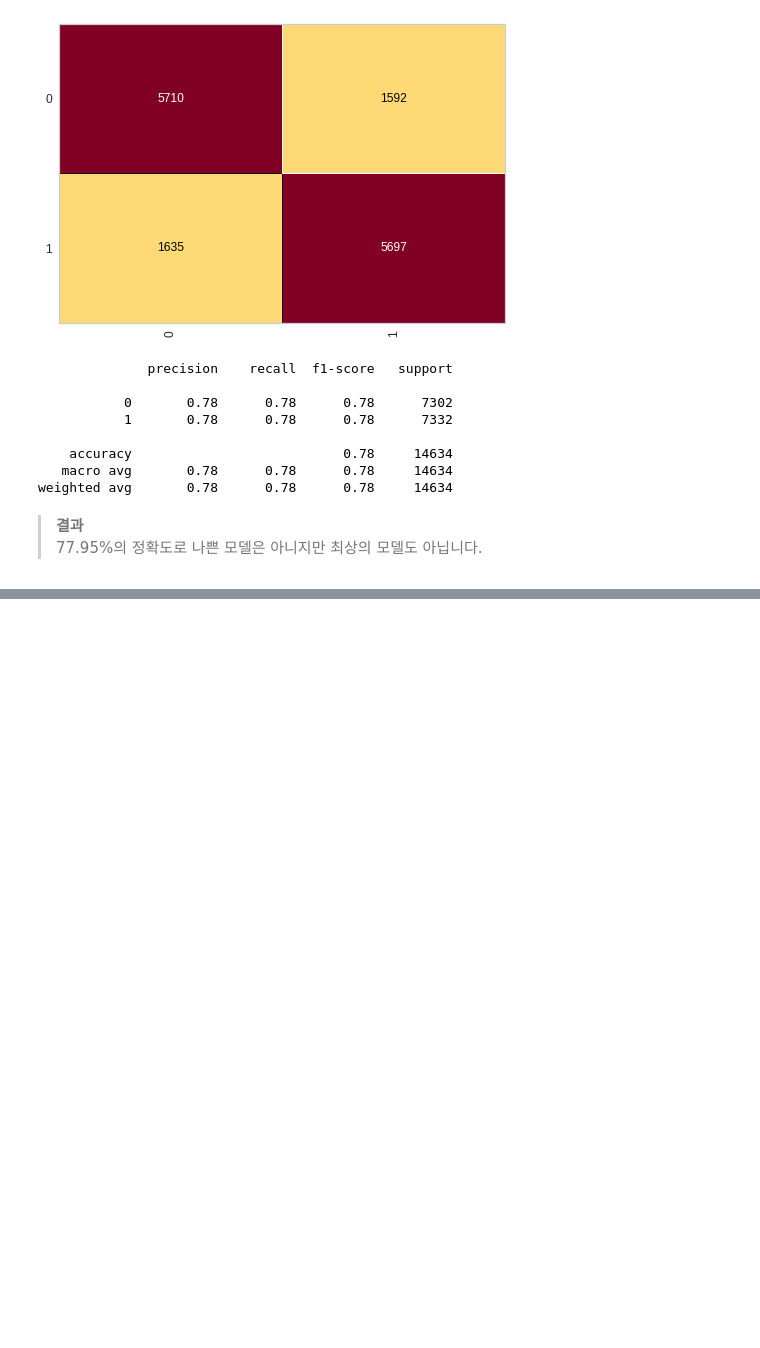
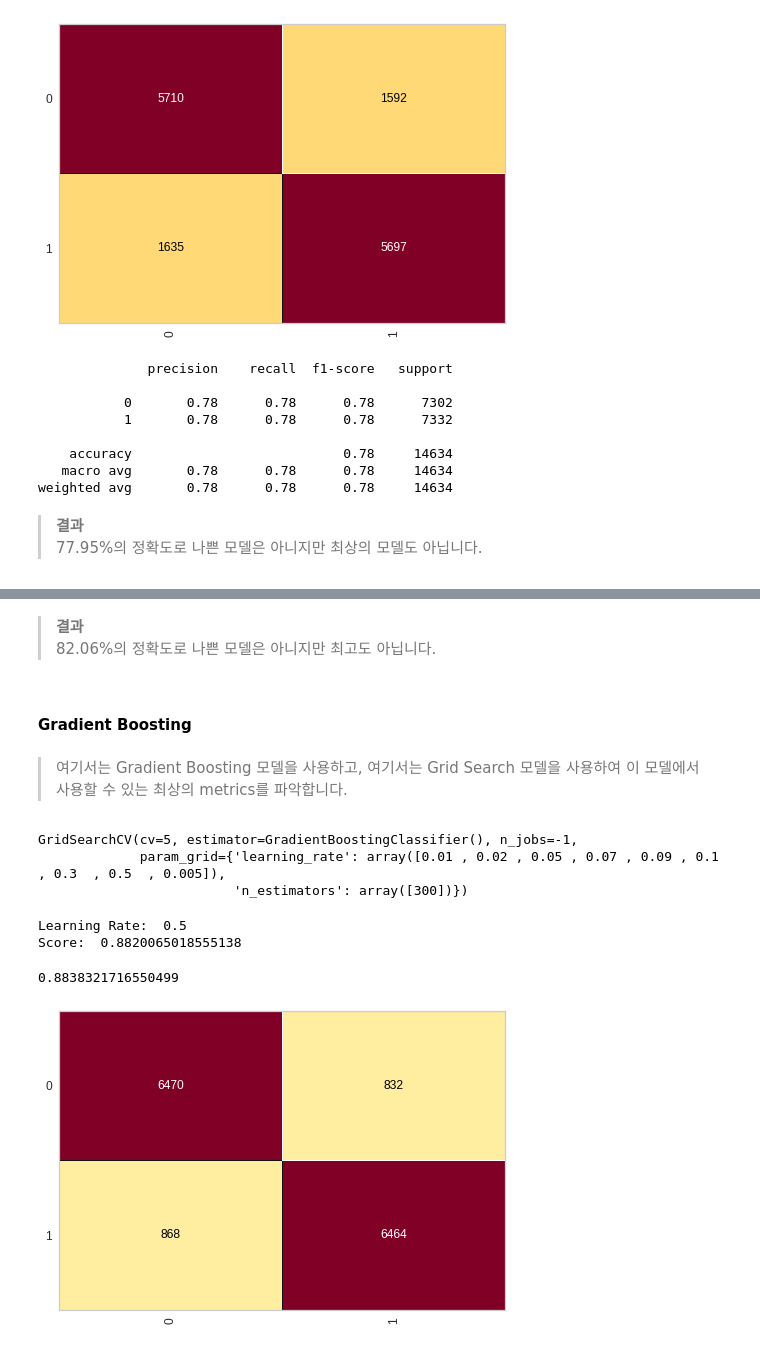
Before and after one commit to god05212/-, a Jupyter notebook: 고객이_호텔예약을_취소할지_예측하기.ipynb, the cells around one changed output, grey strips where cells are left out. Saved outputs shown, nothing was run; the diff lists cells and outputs as text; code cells hidden in the pictures; blank space fills up the shorter version.

```diff
--- a/고객이_호텔예약을_취소할지_예측하기.ipynb
+++ b/고객이_호텔예약을_취소할지_예측하기.ipynb
@@ -825,0 +875,38 @@ logistic_normal = 0.7794861281946153
+# %% [markdown]
+> **결과**
+82.06%의 정확도로 나쁜 모델은 아니지만 최고도 아닙니다.
+# %% [markdown]
+#### Gradient Boosting
+# %% [markdown]
+> 여기서는 Gradient Boosting 모델을 사용하고, 여기서는 Grid Search 모델을 사용하여 이 모델에서 사용할 수 있는 최상의 metrics를 파악합니다.
+# %%
+from sklearn.ensemble import GradientBoostingClassifier
+
+n_estimators = np.array([300])
+learning_rate = np.array([0.01, 0.02, 0.05, 0.07, 0.09, 0.1, 0.3, 0.5, 0.005])
+values_grid = {'n_estimators': n_estimators, 'learning_rate': learning_rate}
+
+model = GradientBoostingClassifier()
+gridGradient = GridSearchCV(estimator = model, param_grid = values_grid, cv = 5, n_jobs = -1)
+gridGradient.fit(X_train, y_train)
+# %% [output]
+GridSearchCV(cv=5, estimator=GradientBoostingClassifier(), n_jobs=-1,
+             param_grid={'learning_rate': array([0.01 , 0.02 , 0.05 , 0.07 , 0.09 , 0.1  , 0.3  , 0.5  , 0.005]),
+                         'n_estimators': array([300])})
+# %%
+print('Learning Rate: ', gridGradient.best_estimator_.learning_rate)
+print('Score: ', gridGradient.best_score_)
+# %% [output]
+Learning Rate:  0.5
+Score:  0.8820065018555138
+# %%
+grad_boost = GradientBoostingClassifier(n_estimators = 300, learning_rate = 0.5, random_state = 0)
+grad_boost.fit(X_train, y_train)
+previsoes = grad_boost.predict(X_test)
+# %%
+cm = ConfusionMatrix(grad_boost)
+cm.fit(X_train, y_train)
+cm.score(X_test, y_test)
+# %% [output]
+0.8838321716550499
+[figure, added]
```
Also changed, not shown: parts of 33 cells of this notebook.
